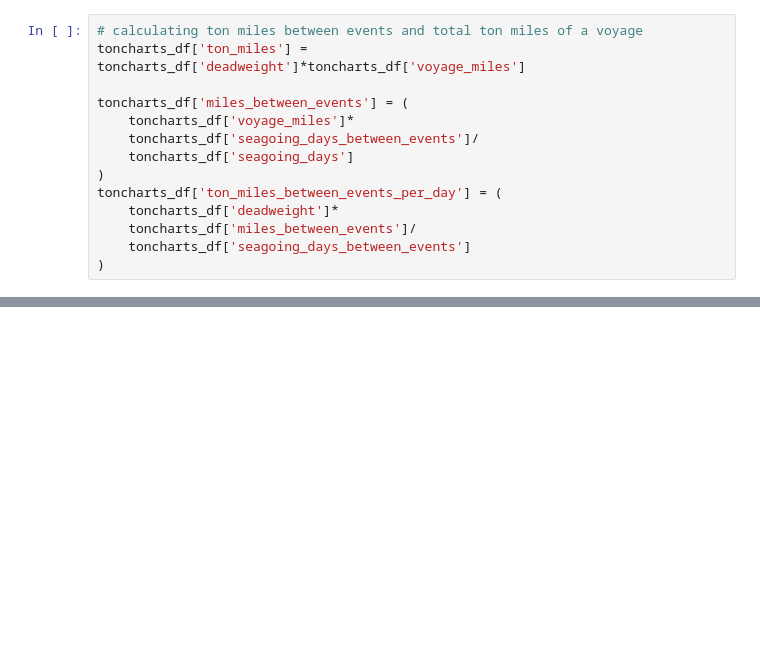
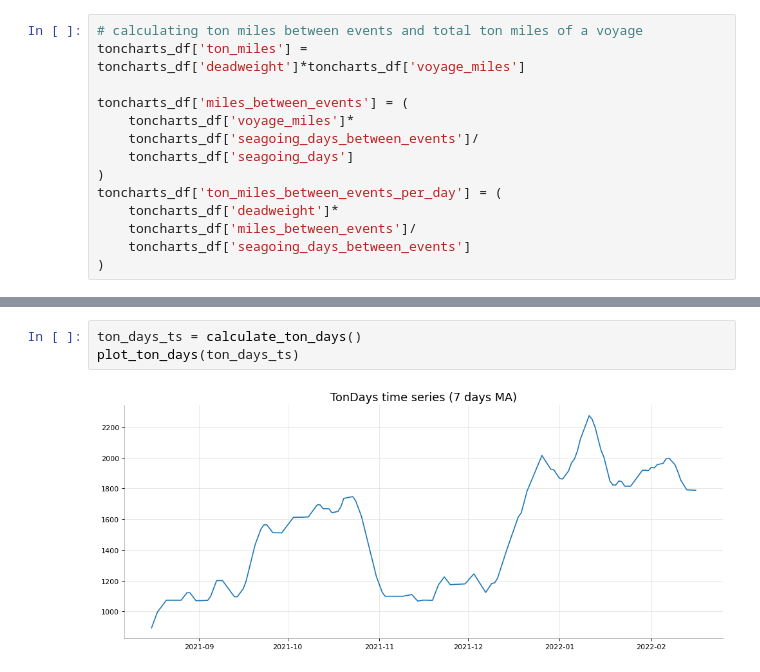
Before and after one commit to SignalOceanSdk/SignalSDK, a Jupyter notebook: docs/examples/jupyter/VoyagesAPI/TonCharts.ipynb, the cells around one changed output, grey strips where cells are left out. Saved outputs shown, nothing was run; the diff lists cells and outputs as text; blank space fills up the shorter version.

```diff
--- a/docs/examples/jupyter/VoyagesAPI/TonCharts.ipynb
+++ b/docs/examples/jupyter/VoyagesAPI/TonCharts.ipynb
@@ -338,0 +344,5 @@ plt.show()
+# %%
+ton_days_ts = calculate_ton_days()
+plot_ton_days(ton_days_ts)
+# %% [output]
+[figure, added]
```
Also changed, not shown: parts of 23 cells of this notebook.
